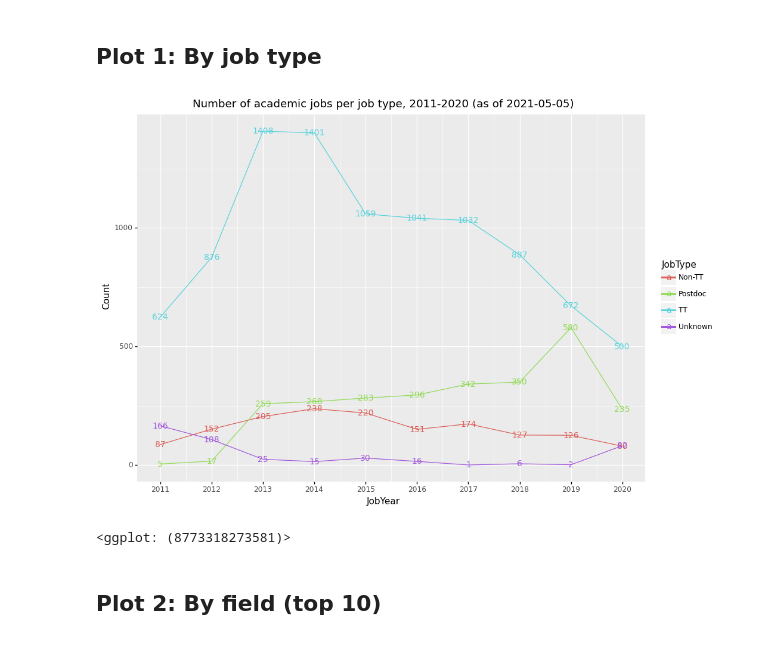
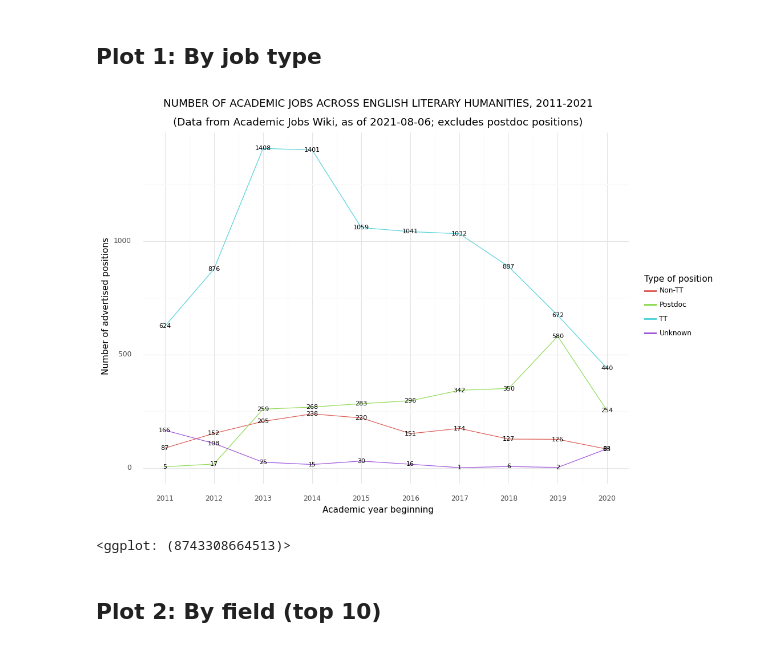
Before and after one commit to quadrismegistus/jobcensus, a Jupyter notebook: plot/plotjobs.ipynb, the cells around one changed output. Drawn from its saved outputs; the diff is of its cells as text; code cells hidden in the pictures.

```diff
--- a/plot/plotjobs.ipynb
+++ b/plot/plotjobs.ipynb
@@ -11,9 +11,17 @@ p9.options.figure_size=(11,8)
 from datetime import datetime
 now=datetime.now()
 date=f'{now.year}-{now.month:02d}-{now.day:02d}'
+# %%
+fns=sorted([
+    x for x in os.listdir('../synthesis/')
+    if x.endswith('.csv') and '.synthesized.' in x and x.count('.')==4
+])
+fn=fns[-1]
+fn
 # %% [markdown]
 ## Load data
 # %%
 # df_all = pd.read_csv('../synthesis/data.jobcensus.synthesized.2021-01-12.csv')
-df_all = pd.read_csv('../synthesis/data.jobcensus.synthesized.2021-05-05.csv')
+# df_all = pd.read_csv('../synthesis/data.jobcensus.synthesized.2021-05-05.csv')
+df_all = pd.read_csv('../synthesis/'+fn)
 df_all
@@ -51,3 +28,11 @@ df_alias
+# %%
+df_alias = pd.read_csv('../synthesis/data.jobcensus.field_aliases.csv')
+def rename_alias(x):
+    if x.startswith('British: '): x=x[len('British: '):] +' (Br.)'
+    if x.startswith('American: '): x=x[len('American: '):] +' (Am.)'
+    return x
+df_alias.FieldAlias=df_alias.FieldAlias.apply(rename_alias)
+df_alias
 # %%
 df=df_all.merge(df_alias,on='JobField',how='inner')
 # df[df.JobField=='Ethnic Studies']
@@ -113,16 +67,22 @@ df_count = dfm.groupby(['JobType','JobYear']).count().reset_index()
 # %%
 fig=(
     p9.ggplot(p9.aes(x='JobYear',y='Count',color='JobType'),df_count)
     + p9.geom_line()
-    + p9.geom_text(p9.aes(label='Count'),size=10)
+    + p9.geom_text(p9.aes(label='Count'),size=8,color='black')
     + p9.scale_x_continuous(breaks=range(2011,2021))
-    + p9.ggtitle(f'Number of academic jobs per job type, 2011-2020 (as of {date})')
+    + p9.labs(
+        title=f'NUMBER OF ACADEMIC JOBS ACROSS ENGLISH LITERARY HUMANITIES, 2011-2021\n\n(Data from Academic Jobs Wiki, as of {date}; excludes postdoc positions)',
+        color='Type of position',
+        x='Academic year beginning',
+        y='Number of advertised positions'
+    )
+    + p9.theme_minimal()
 )
 fig.save(f'figures/fig1.num_jobs_per_type.{date}.png',dpi=300)
 fig
 # %% [output]
-[figure, old version]
+[figure, new version]
-<ggplot: (8773318273581)>
+<ggplot: (8743308664513)>
 # %% [markdown]
 ## Plot 2: By field (top 10)
 # %%
```
Also changed, not shown: parts of 17 cells of this notebook, 15 other files.
